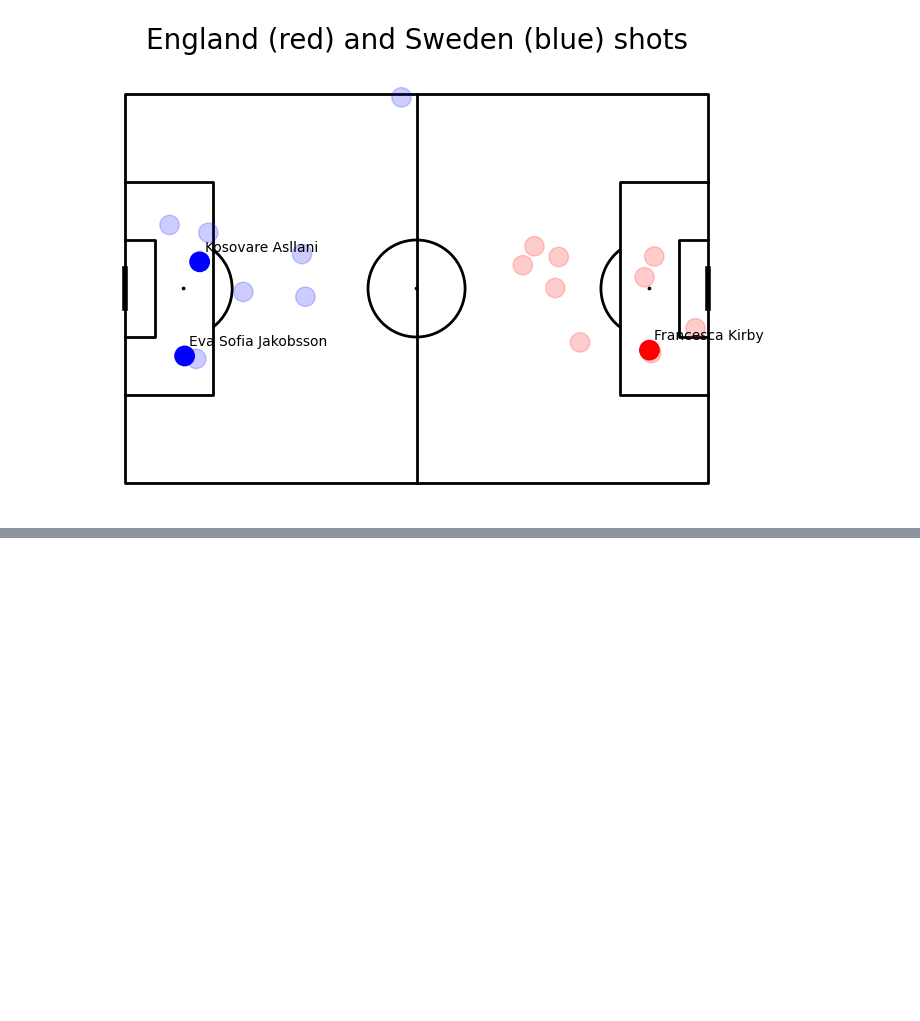
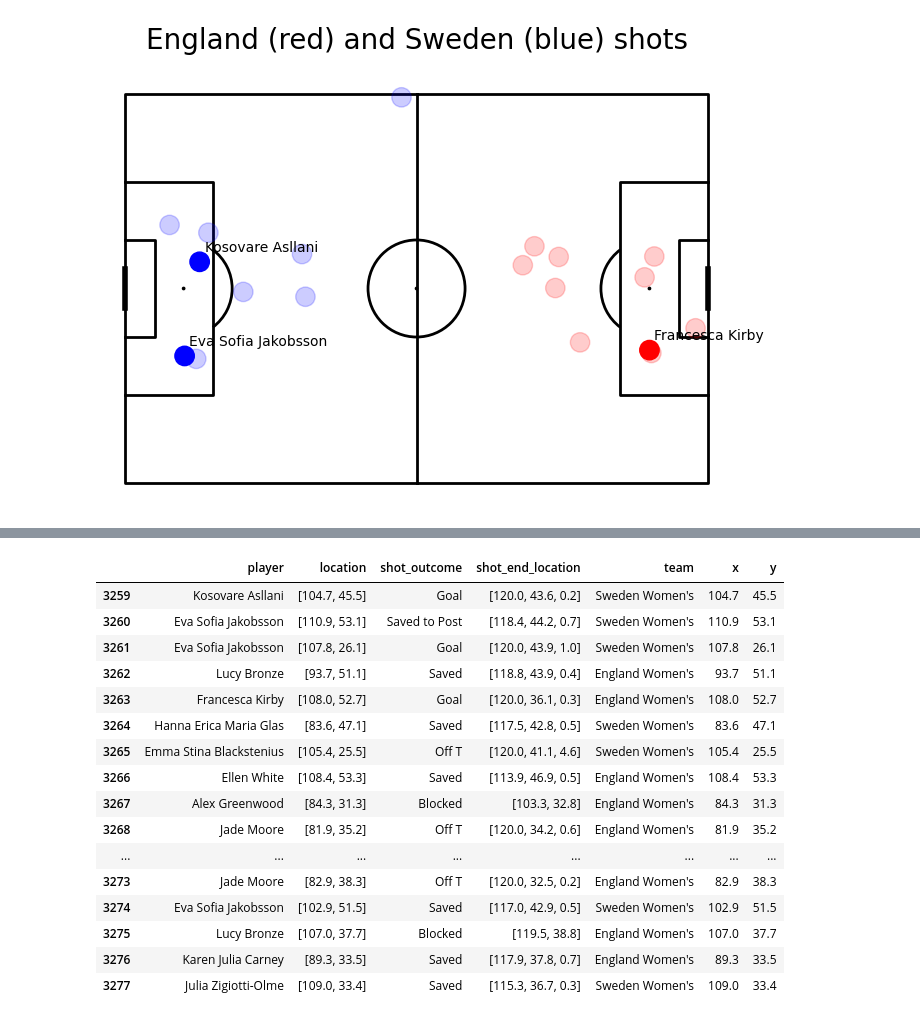
Before and after one commit to khoffLSU/footy_analytics, a Jupyter notebook: Visualizing Football.ipynb, the cells around one changed output, grey strips where cells are left out. Drawn from its saved outputs; the diff is of its cells as text; code cells hidden in the pictures; blank space fills up the shorter version.

```diff
--- a/Visualizing Football.ipynb
+++ b/Visualizing Football.ipynb
@@ -85,0 +121,26 @@ plt.show()
+# %%
+eng_swe_shots = (eng_swe_game
+ .loc[lambda df: df.type == 'Shot']
+ .loc[:,['player','location','shot_outcome','shot_end_location','team']]
+ .assign(x = lambda df: df.location.apply(pd.Series)[0],
+         y = lambda df: df.location.apply(pd.Series)[1])
+)
+eng_swe_shots
+# %% [output]
+|  | player | location | shot_outcome | shot_end_location | team | x | y |
+| 3259 | Kosovare Asllani | [104.7, 45.5] | Goal | [120.0, 43.6, 0.2] | Sweden Women's | 104.7 | 45.5 |
+| 3260 | Eva Sofia Jakobsson | [110.9, 53.1] | Saved to Post | [118.4, 44.2, 0.7] | Sweden Women's | 110.9 | 53.1 |
+| 3261 | Eva Sofia Jakobsson | [107.8, 26.1] | Goal | [120.0, 43.9, 1.0] | Sweden Women's | 107.8 | 26.1 |
+| 3262 | Lucy Bronze | [93.7, 51.1] | Saved | [118.8, 43.9, 0.4] | England Women's | 93.7 | 51.1 |
+| 3263 | Francesca Kirby | [108.0, 52.7] | Goal | [120.0, 36.1, 0.3] | England Women's | 108.0 | 52.7 |
+| 3264 | Hanna Erica Maria Glas | [83.6, 47.1] | Saved | [117.5, 42.8, 0.5] | Sweden Women's | 83.6 | 47.1 |
+| 3265 | Emma Stina Blackstenius | [105.4, 25.5] | Off T | [120.0, 41.1, 4.6] | Sweden Women's | 105.4 | 25.5 |
+| 3266 | Ellen White | [108.4, 53.3] | Saved | [113.9, 46.9, 0.5] | England Women's | 108.4 | 53.3 |
+| 3267 | Alex Greenwood | [84.3, 31.3] | Blocked | [103.3, 32.8] | England Women's | 84.3 | 31.3 |
+| 3268 | Jade Moore | [81.9, 35.2] | Off T | [120.0, 34.2, 0.6] | England Women's | 81.9 | 35.2 |
+| ... | ... | ... | ... | ... | ... | ... | ... |
+| 3273 | Jade Moore | [82.9, 38.3] | Off T | [120.0, 32.5, 0.2] | England Women's | 82.9 | 38.3 |
+| 3274 | Eva Sofia Jakobsson | [102.9, 51.5] | Saved | [117.0, 42.9, 0.5] | Sweden Women's | 102.9 | 51.5 |
+| 3275 | Lucy Bronze | [107.0, 37.7] | Blocked | [119.5, 38.8] | England Women's | 107.0 | 37.7 |
+| 3276 | Karen Julia Carney | [89.3, 33.5] | Saved | [117.9, 37.8, 0.7] | England Women's | 89.3 | 33.5 |
+| 3277 | Julia Zigiotti-Olme | [109.0, 33.4] | Saved | [115.3, 36.7, 0.3] | Sweden Women's | 109.0 | 33.4 |
```
Also changed, not shown: parts of 5 cells of this notebook.
